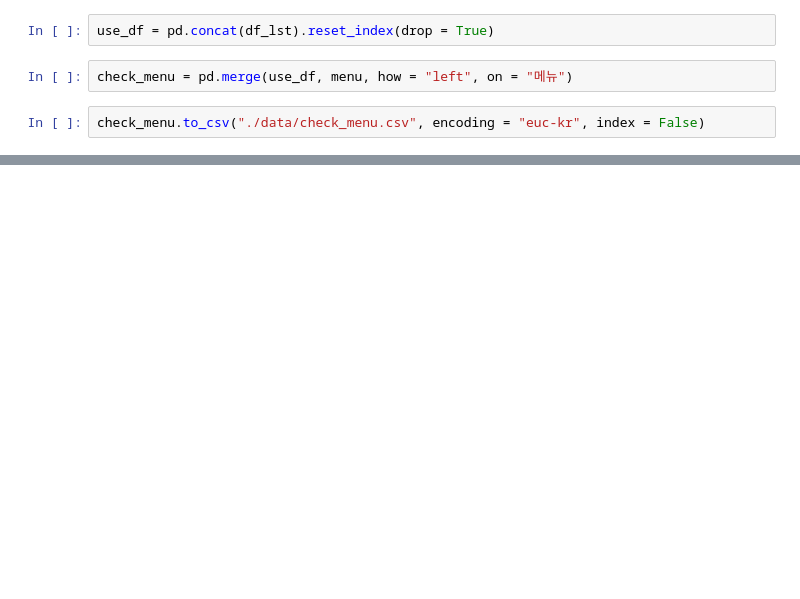
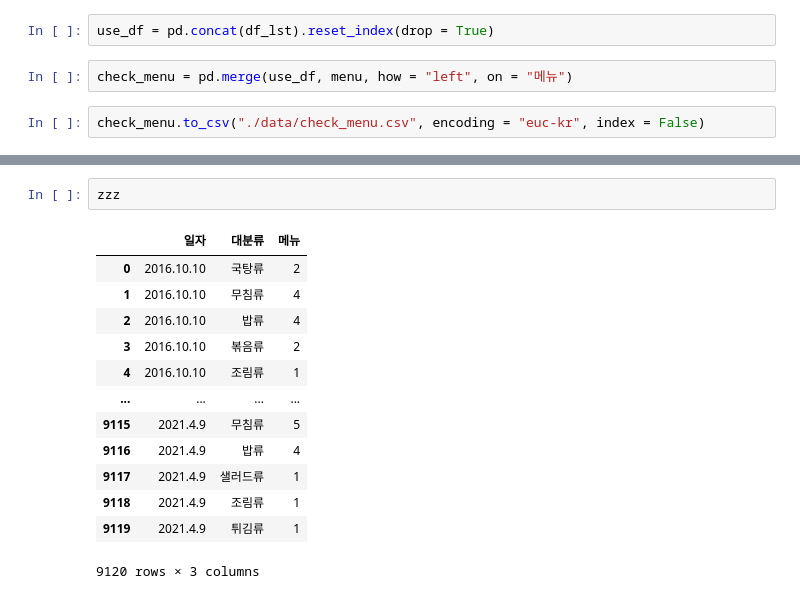
Before and after one commit to DominKim/Data_literacy, a Jupyter notebook: 2.프로젝트/2.식수인원예측/3.스크립트/1.김도민/menu_preprocessing.ipynb, the cells around one changed output, grey strips where cells are left out. Drawn from its saved outputs; the diff is of its cells as text; blank space fills up the shorter version.

```diff
--- a/2.프로젝트/2.식수인원예측/3.스크립트/1.김도민/menu_preprocessing.ipynb
+++ b/2.프로젝트/2.식수인원예측/3.스크립트/1.김도민/menu_preprocessing.ipynb
@@ -84,0 +166,16 @@ check_menu[check_menu["작업자"].isnull()]
+# %%
+zzz
+# %% [output]
+|  | 일자 | 대분류 | 메뉴 |
+| 0 | 2016.10.10 | 국탕류 | 2 |
+| 1 | 2016.10.10 | 무침류 | 4 |
+| 2 | 2016.10.10 | 밥류 | 4 |
+| 3 | 2016.10.10 | 볶음류 | 2 |
+| 4 | 2016.10.10 | 조림류 | 1 |
+| ... | ... | ... | ... |
+| 9115 | 2021.4.9 | 무침류 | 5 |
+| 9116 | 2021.4.9 | 밥류 | 4 |
+| 9117 | 2021.4.9 | 샐러드류 | 1 |
+| 9118 | 2021.4.9 | 조림류 | 1 |
+| 9119 | 2021.4.9 | 튀김류 | 1 |
+9120 rows × 3 columns
```
Also changed, not shown: parts of 18 cells of this notebook, 6 other files.
